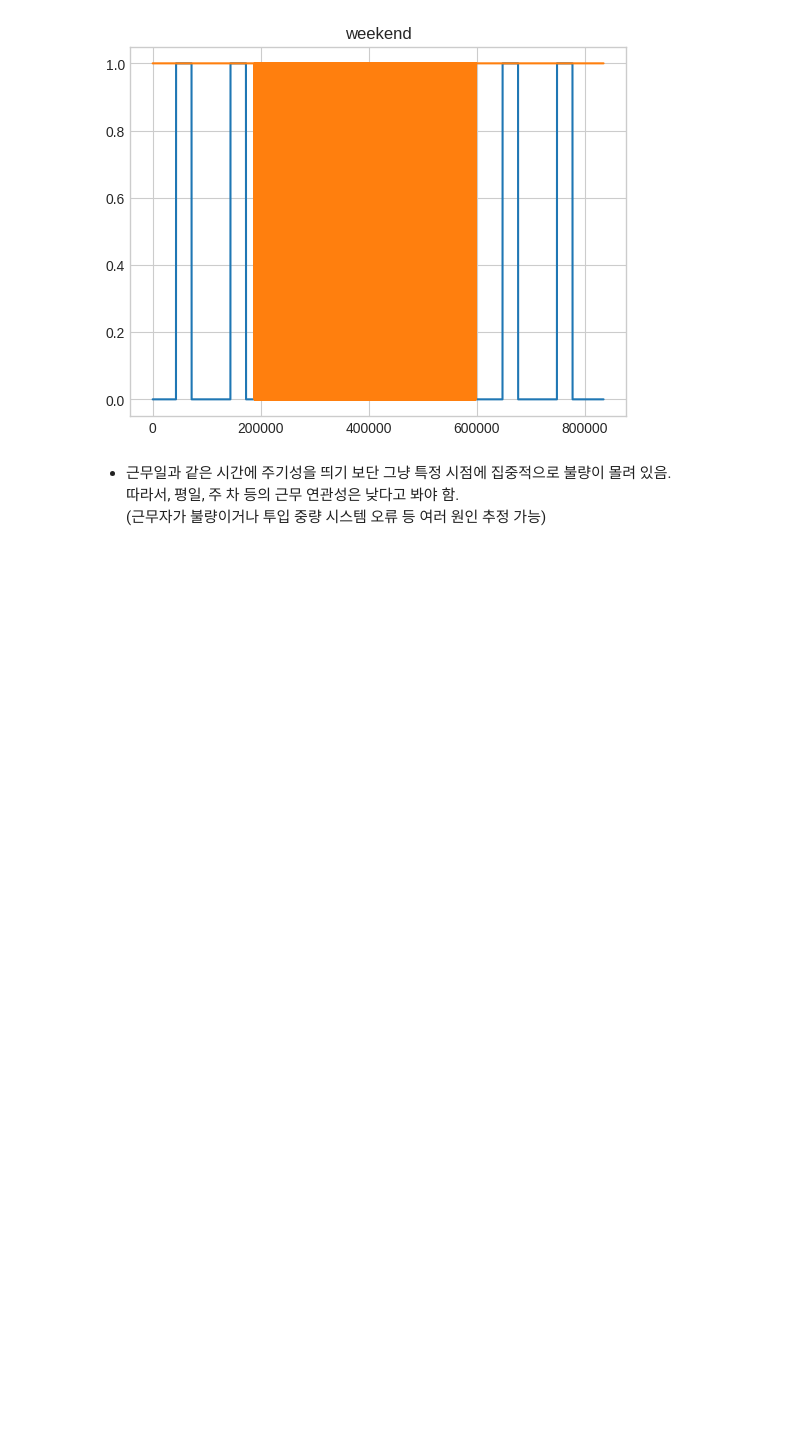
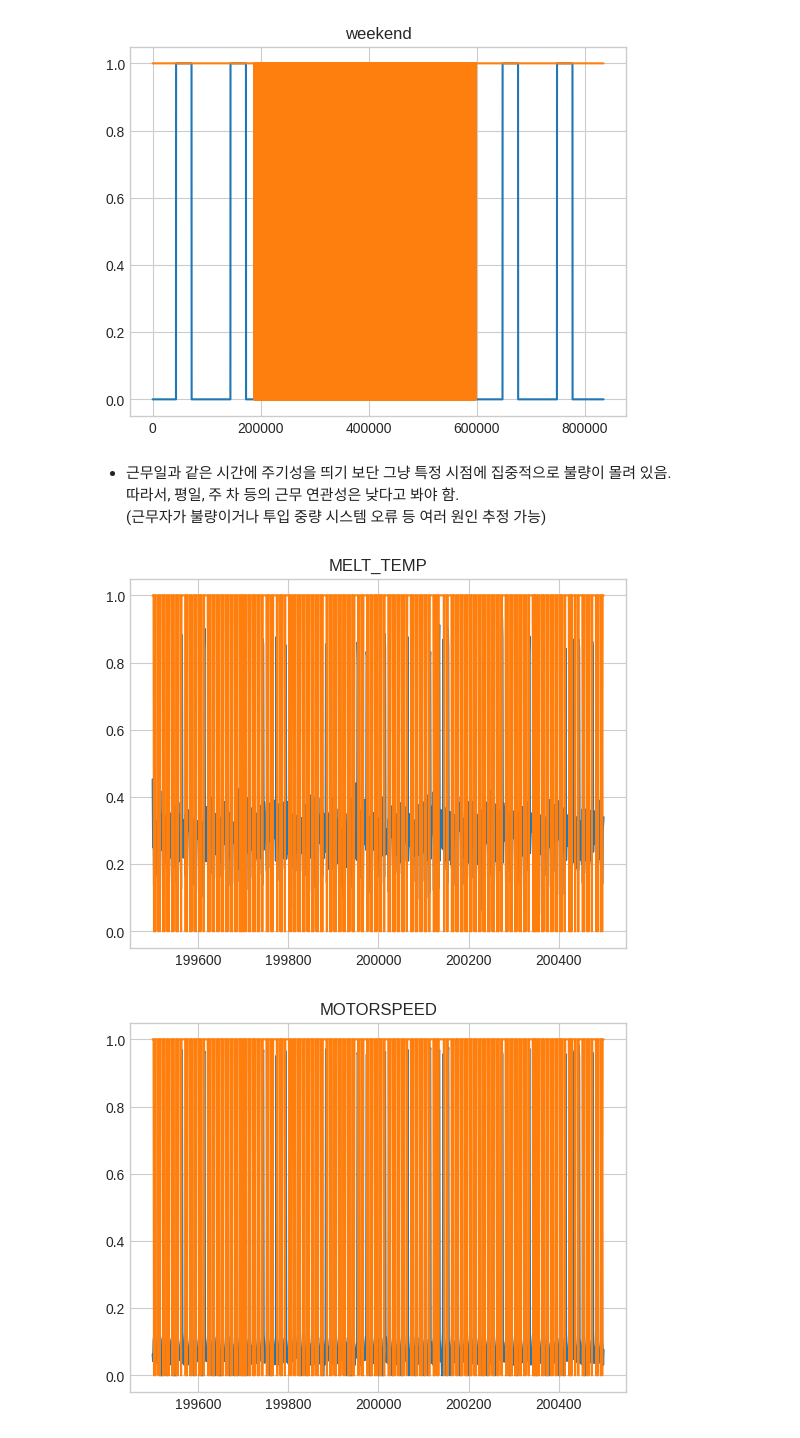
Before and after one commit to min0355/mx_competition, a Jupyter notebook: code/pretrained_model.ipynb, the cells around one changed output. Cells and saved outputs as stored; diff of their text form; code cells hidden in the pictures; blank space fills up the shorter version.

```diff
--- a/code/pretrained_model.ipynb
+++ b/code/pretrained_model.ipynb
@@ -106,3 +106,22 @@ for col in X.columns:
 * 근무일과 같은 시간에 주기성을 띄기 보단 그냥 특정 시점에 집중적으로 불량이 몰려 있음.
   따라서, 평일, 주 차 등의 근무 연관성은 낮다고 봐야 함.
   (근무자가 불량이거나 투입 중량 시스템 오류 등 여러 원인 추정 가능)
+# %%
+# 불량 발생 지점 확대, 라벨과 비교
+eventrow = 200000
+
+minx = eventrow - 500
+maxx = eventrow + 500
+
+for col in X.columns:
+    plt.style.use('seaborn-whitegrid')
+    fig = plt.figure()
+    ax = plt.axes()
+    plt.title(col)
+
+    x = np.linspace(minx, maxx)
+    ax.plot(X[col][minx : maxx])
+    ax.plot(y['TAG'][minx : maxx])
+# %% [output]
+[figure, added]
+[figure, added]
```
Also changed, not shown: parts of 1 cell of this notebook.
